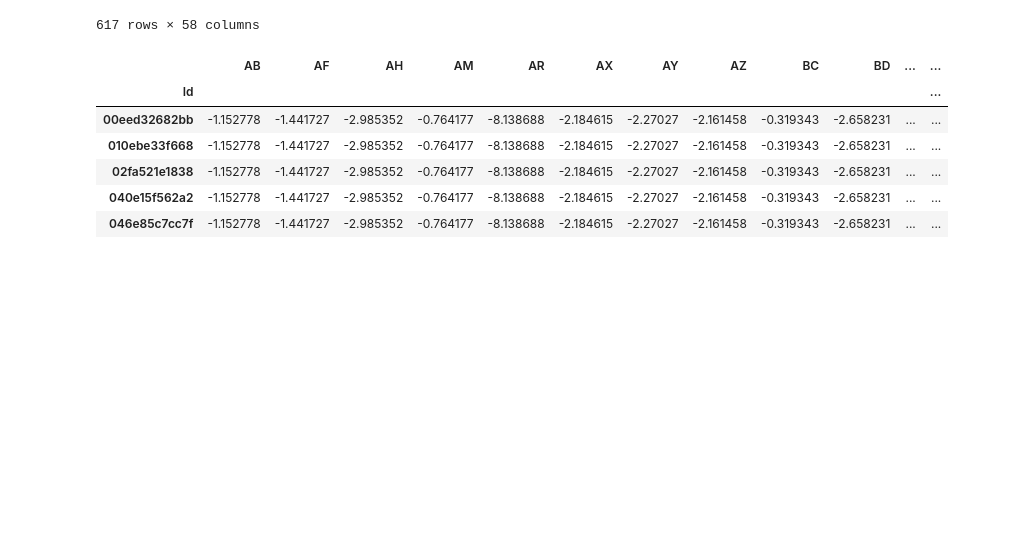
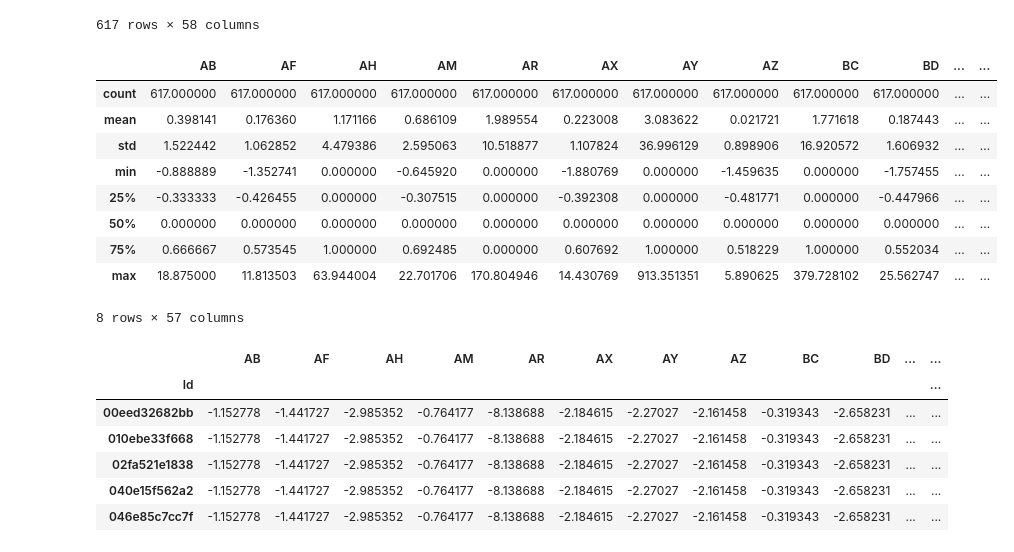
Before and after one commit to aruaru0/icr-kaggle, a Jupyter notebook: icr-ensamble-baseline.ipynb, the cells around one changed output. Drawn from its saved outputs; the diff is of its cells as text; code cells hidden in the pictures; blank space fills up the shorter version.

```diff
--- a/icr-ensamble-baseline.ipynb
+++ b/icr-ensamble-baseline.ipynb
@@ -611,6 +658,19 @@ df_train
 | fe1942975e40 | 0.027778 | -0.857917 | 0.000000 | 0.117335 | 0.000000 | 1.280769 | 0.000000 | -0.606771 | 0.000000 | -0.255345 | ... | ... |
 | ffcca4ded3bb | 0.416667 | -0.206897 | 16.169362 | 3.404334 | 0.000000 | -0.796154 | 8.108108 | -1.459635 | 1.744526 | -1.159432 | ... | ... |
 617 rows × 58 columns
+# %%
+df_train.describe()
+# %% [output]
+|  | AB | AF | AH | AM | AR | AX | AY | AZ | BC | BD | ... | ... |
+| count | 617.000000 | 617.000000 | 617.000000 | 617.000000 | 617.000000 | 617.000000 | 617.000000 | 617.000000 | 617.000000 | 617.000000 | ... | ... |
+| mean | 0.398141 | 0.176360 | 1.171166 | 0.686109 | 1.989554 | 0.223008 | 3.083622 | 0.021721 | 1.771618 | 0.187443 | ... | ... |
+| std | 1.522442 | 1.062852 | 4.479386 | 2.595063 | 10.518877 | 1.107824 | 36.996129 | 0.898906 | 16.920572 | 1.606932 | ... | ... |
+| min | -0.888889 | -1.352741 | 0.000000 | -0.645920 | 0.000000 | -1.880769 | 0.000000 | -1.459635 | 0.000000 | -1.757455 | ... | ... |
+| 25% | -0.333333 | -0.426455 | 0.000000 | -0.307515 | 0.000000 | -0.392308 | 0.000000 | -0.481771 | 0.000000 | -0.447966 | ... | ... |
+| 50% | 0.000000 | 0.000000 | 0.000000 | 0.000000 | 0.000000 | 0.000000 | 0.000000 | 0.000000 | 0.000000 | 0.000000 | ... | ... |
+| 75% | 0.666667 | 0.573545 | 1.000000 | 0.692485 | 0.000000 | 0.607692 | 1.000000 | 0.518229 | 1.000000 | 0.552034 | ... | ... |
+| max | 18.875000 | 11.813503 | 63.944004 | 22.701706 | 170.804946 | 14.430769 | 913.351351 | 5.890625 | 379.728102 | 25.562747 | ... | ... |
+8 rows × 57 columns
 # %%
 df_test_noscale = df_test.copy()
 
```
Also changed, not shown: parts of 83 cells of this notebook, 2 other files.
